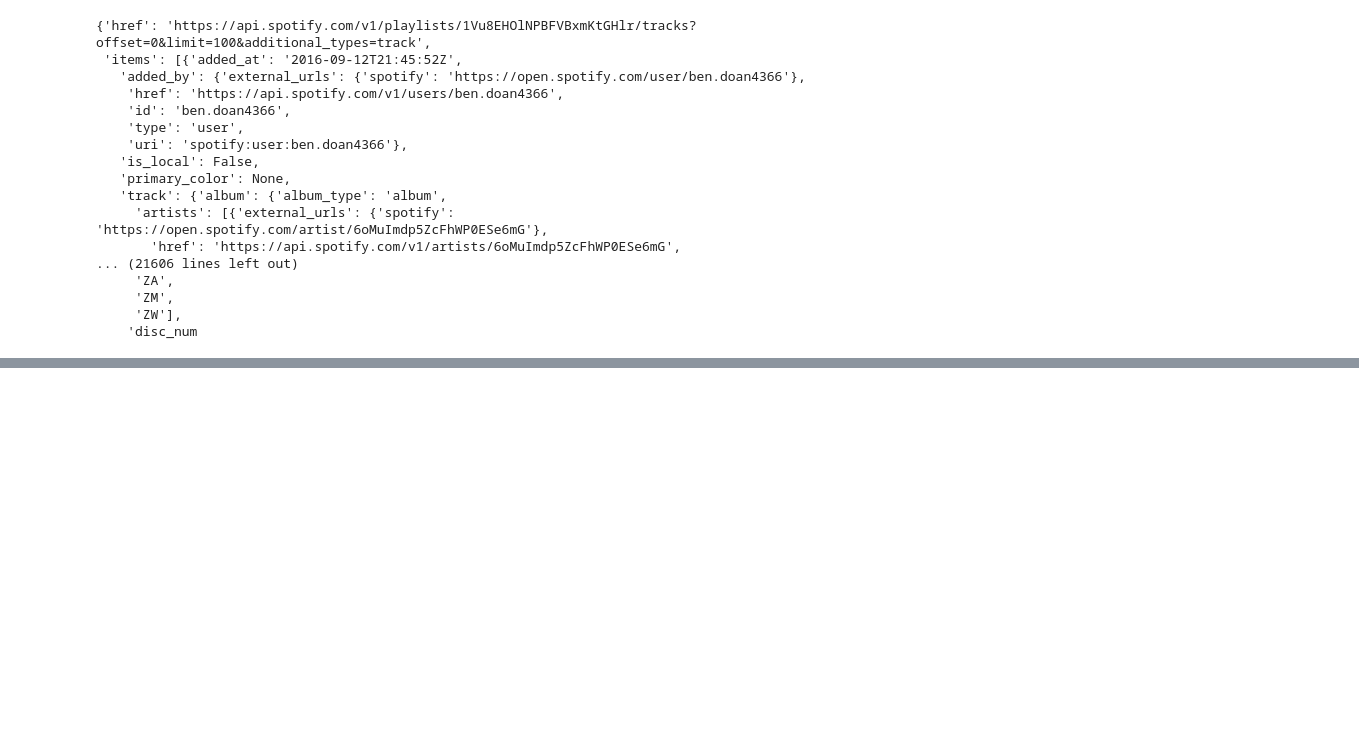
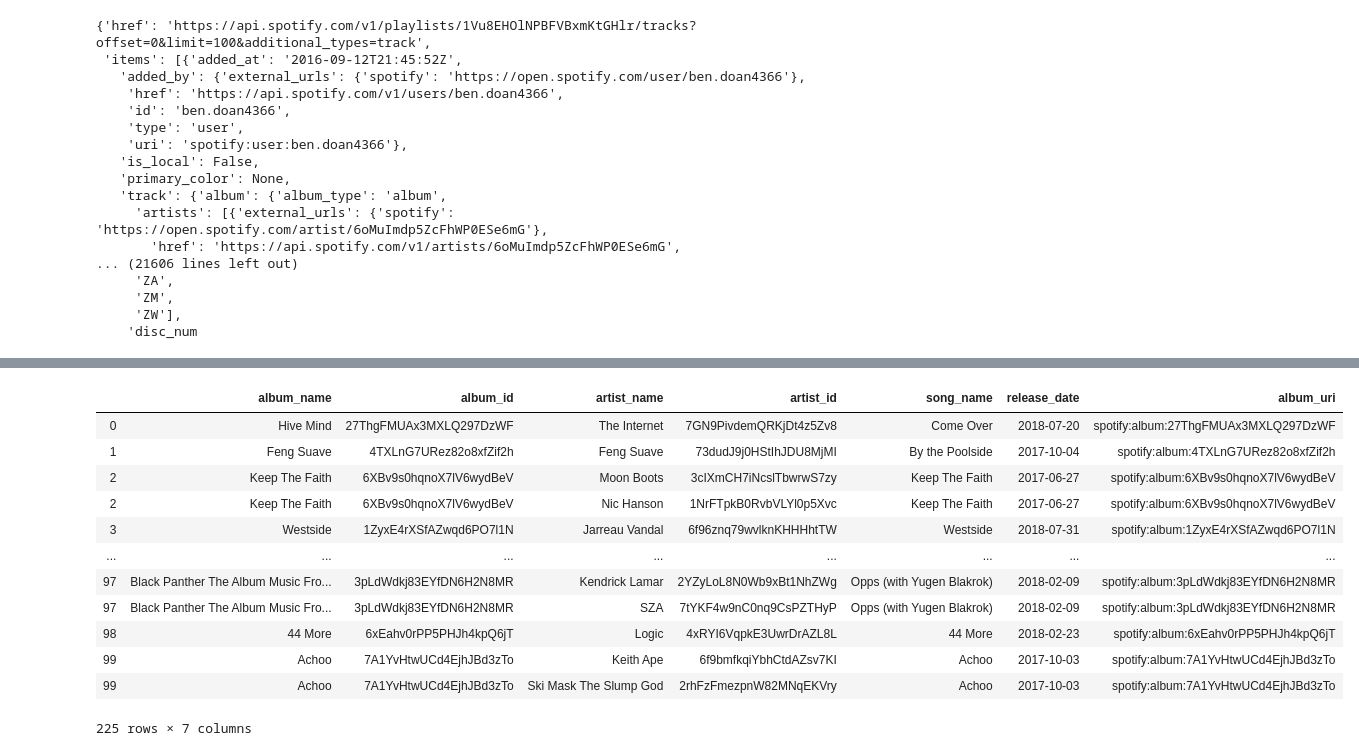
Before and after one commit to bendoan4366/Comm3050GraphTutorial, a Jupyter notebook: notebooks/Spotify Data EDA.ipynb, the cells around one changed output, grey strips where cells are left out. Saved outputs shown, nothing was run; the diff lists cells and outputs as text; code cells hidden in the pictures; blank space fills up the shorter version.

```diff
--- a/notebooks/Spotify Data EDA.ipynb
+++ b/notebooks/Spotify Data EDA.ipynb
@@ -72,16 +75,24 @@ def prepAlbumStagingTables(raw_playlist_dictionary):
     #generate raw dataframe
     playlist_df_raw = pd.read_json(json.dumps(cleaned_playlist_dict))
 
-    print(playlist_df_raw)
 
     #extract artist column from pd
-    album_df = playlist_df_raw.loc[:,["name", "album"]].explode("album")
+    album_df = playlist_df_raw.loc[:,["name", "album"]]
+    album_df_serialized = album_df["album"].apply(pd.Series)
+    album_df_serialized.rename(columns={"name":"album_name"}, inplace=True)
+    album_df_serialized.rename(columns={"id":"album_id"}, inplace=True)
+    album_df_serialized.rename(columns={"uri":"album_uri"}, inplace=True)
 
     #extract artist dictionary values into series, and recast to dataframe
-    album_fields_expanded = album_df["album"].apply(pd.Series)
-    album_fields_expanded.rename(columns={"name":"album_name"}, inplace=True)
+    album_with_artists_df = album_df_serialized.explode("artists")
+    album_with_artists_df_serialized = album_with_artists_df["artists"].apply(pd.Series)
+    album_with_artists_df_serialized.rename(columns={"name":"artist_name"}, inplace=True)
+    album_with_artists_df_serialized.rename(columns={"id":"artist_id"}, inplace=True)
+
 
     #concat recasted dataframe to original dataframe with song name
-    artist_df_final = pd.concat([album_df, album_fields_expanded], axis=1).loc[:,["name", "id", "album_name", "artists", "uri"]]
+    album_df_final = pd.concat([album_with_artists_df_serialized, album_df_serialized, album_df], axis=1)
+    album_df_final.rename(columns={"name":"song_name"}, inplace=True)
+    album_df_final.rename(columns={"id":"album_id"}, inplace=True)
 
-    return artist_df_final
+    return album_df_final.loc[:,["album_name", "album_id", "artist_name", "artist_id","song_name","release_date", "album_uri"]]
@@ -190,0 +142,20 @@ album_concat
+# %%
+cooking_playlist_albums_df = prepAlbumStagingTables(cookingPlaylist)
+gym_playlist_albums_df = prepAlbumStagingTables(gymPlaylist)
+
+full_album_playlist_df = pd.concat([cooking_playlist_albums_df, gym_playlist_albums_df])
+full_album_playlist_df
+# %% [output]
+|  | album_name | album_id | artist_name | artist_id | song_name | release_date | album_uri |
+| 0 | Hive Mind | 27ThgFMUAx3MXLQ297DzWF | The Internet | 7GN9PivdemQRKjDt4z5Zv8 | Come Over | 2018-07-20 | spotify:album:27ThgFMUAx3MXLQ297DzWF |
+| 1 | Feng Suave | 4TXLnG7URez82o8xfZif2h | Feng Suave | 73dudJ9j0HStIhJDU8MjMI | By the Poolside | 2017-10-04 | spotify:album:4TXLnG7URez82o8xfZif2h |
+| 2 | Keep The Faith | 6XBv9s0hqnoX7lV6wydBeV | Moon Boots | 3cIXmCH7iNcslTbwrwS7zy | Keep The Faith | 2017-06-27 | spotify:album:6XBv9s0hqnoX7lV6wydBeV |
+| 2 | Keep The Faith | 6XBv9s0hqnoX7lV6wydBeV | Nic Hanson | 1NrFTpkB0RvbVLYl0p5Xvc | Keep The Faith | 2017-06-27 | spotify:album:6XBv9s0hqnoX7lV6wydBeV |
+| 3 | Westside | 1ZyxE4rXSfAZwqd6PO7l1N | Jarreau Vandal | 6f96znq79wvlknKHHHhtTW | Westside | 2018-07-31 | spotify:album:1ZyxE4rXSfAZwqd6PO7l1N |
+| ... | ... | ... | ... | ... | ... | ... | ... |
+| 97 | Black Panther The Album Music Fro... | 3pLdWdkj83EYfDN6H2N8MR | Kendrick Lamar | 2YZyLoL8N0Wb9xBt1NhZWg | Opps (with Yugen Blakrok) | 2018-02-09 | spotify:album:3pLdWdkj83EYfDN6H2N8MR |
+| 97 | Black Panther The Album Music Fro... | 3pLdWdkj83EYfDN6H2N8MR | SZA | 7tYKF4w9nC0nq9CsPZTHyP | Opps (with Yugen Blakrok) | 2018-02-09 | spotify:album:3pLdWdkj83EYfDN6H2N8MR |
+| 98 | 44 More | 6xEahv0rPP5PHJh4kpQ6jT | Logic | 4xRYI6VqpkE3UwrDrAZL8L | 44 More | 2018-02-23 | spotify:album:6xEahv0rPP5PHJh4kpQ6jT |
+| 99 | Achoo | 7A1YvHtwUCd4EjhJBd3zTo | Keith Ape | 6f9bmfkqiYbhCtdAZsv7KI | Achoo | 2017-10-03 | spotify:album:7A1YvHtwUCd4EjhJBd3zTo |
+| 99 | Achoo | 7A1YvHtwUCd4EjhJBd3zTo | Ski Mask The Slump God | 2rhFzFmezpnW82MNqEKVry | Achoo | 2017-10-03 | spotify:album:7A1YvHtwUCd4EjhJBd3zTo |
+225 rows × 7 columns
```
Also changed, not shown: parts of 19 cells of this notebook.
